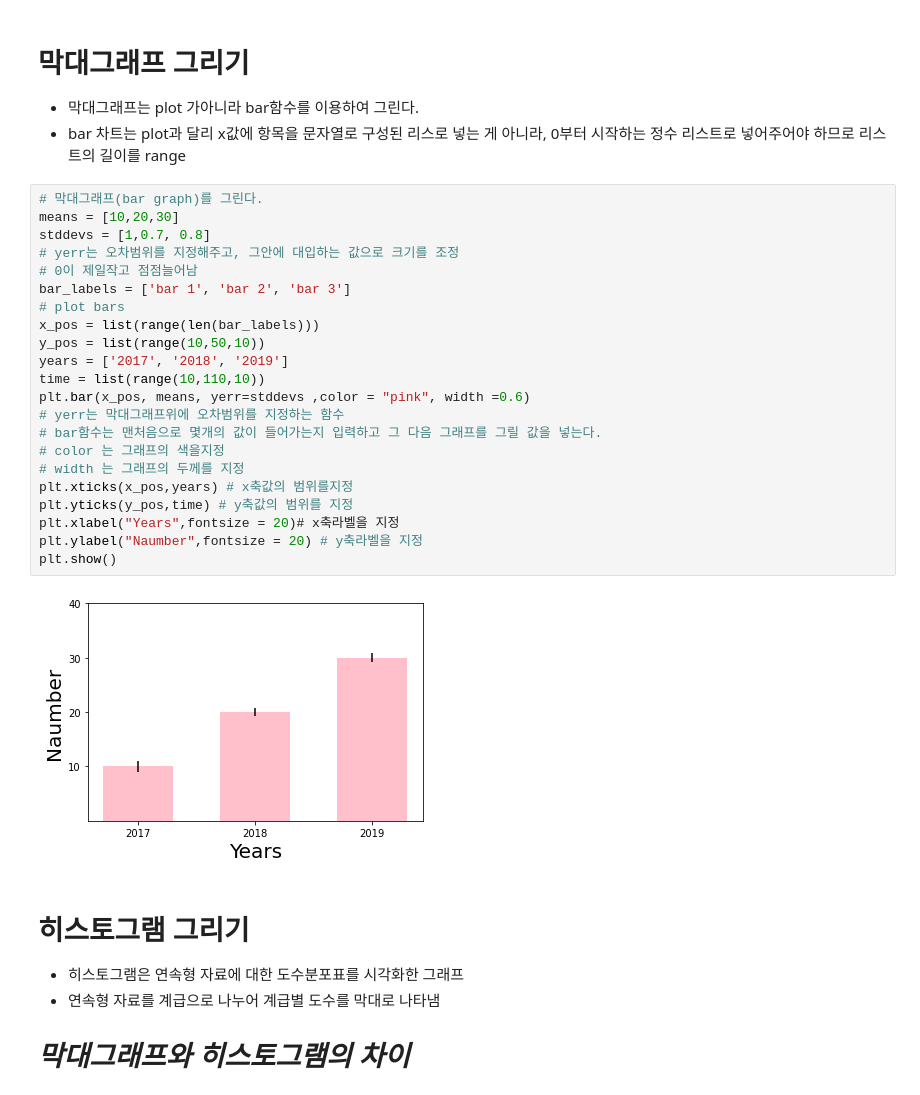
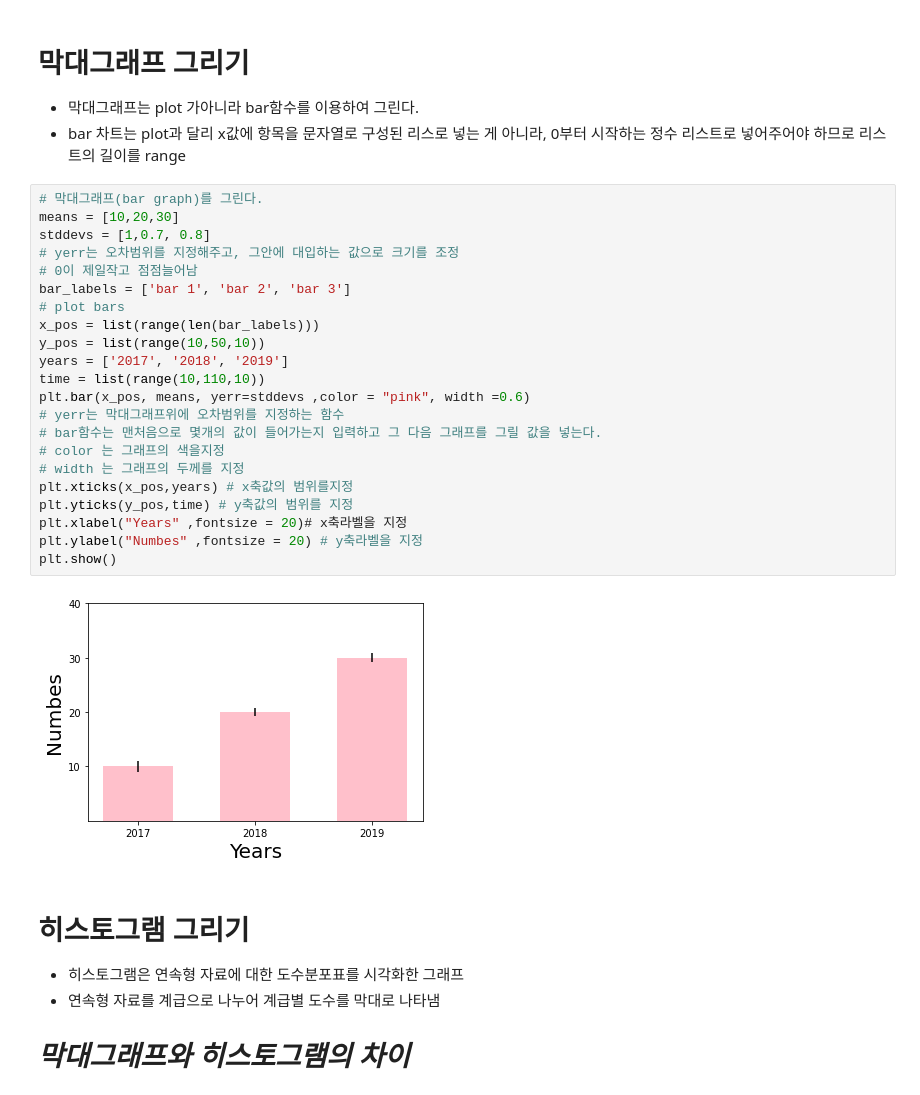
Before and after one commit to rlfwo93/machine-learning, a Jupyter notebook: matplotilb.ipynb, the cells around one changed output. Cells and saved outputs as stored; diff of their text form.

```diff
--- a/matplotilb.ipynb
+++ b/matplotilb.ipynb
@@ -86,27 +96,27 @@ t = plt.plot(x, y, 'o', alpha=0.1)   #, ms=8)
 # %%
 # 막대그래프(bar graph)를 그린다.
 means = [10,20,30]
 stddevs = [1,0.7, 0.8]
 # yerr는 오차범위를 지정해주고, 그안에 대입하는 값으로 크기를 조정
 # 0이 제일작고 점점늘어남
 bar_labels = ['bar 1', 'bar 2', 'bar 3']
 # plot bars
 x_pos = list(range(len(bar_labels)))
 y_pos = list(range(10,50,10))
 years = ['2017', '2018', '2019']
 time = list(range(10,110,10))
 plt.bar(x_pos, means, yerr=stddevs ,color = "pink", width =0.6)
 # yerr는 막대그래프위에 오차범위를 지정하는 함수
 # bar함수는 맨처음으로 몇개의 값이 들어가는지 입력하고 그 다음 그래프를 그릴 값을 넣는다.
 # color 는 그래프의 색을지정
 # width 는 그래프의 두께를 지정
 plt.xticks(x_pos,years) # x축값의 범위를지정
 plt.yticks(y_pos,time) # y축값의 범위를 지정
-plt.xlabel("Years",fontsize = 20)# x축라벨을 지정
-plt.ylabel("Naumber",fontsize = 20) # y축라벨을 지정
+plt.xlabel("Years" ,fontsize = 20)# x축라벨을 지정
+plt.ylabel("Numbes" ,fontsize = 20) # y축라벨을 지정
 plt.show()
 # %% [output]
-[figure, old version]
+[figure, new version]
 # %% [markdown]
 # 히스토그램 그리기
 
```
Also changed, not shown: parts of 10 cells of this notebook.
